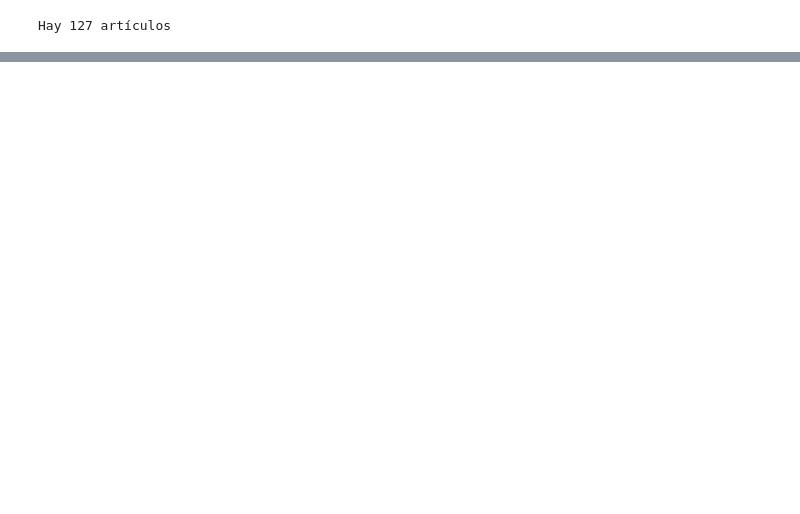
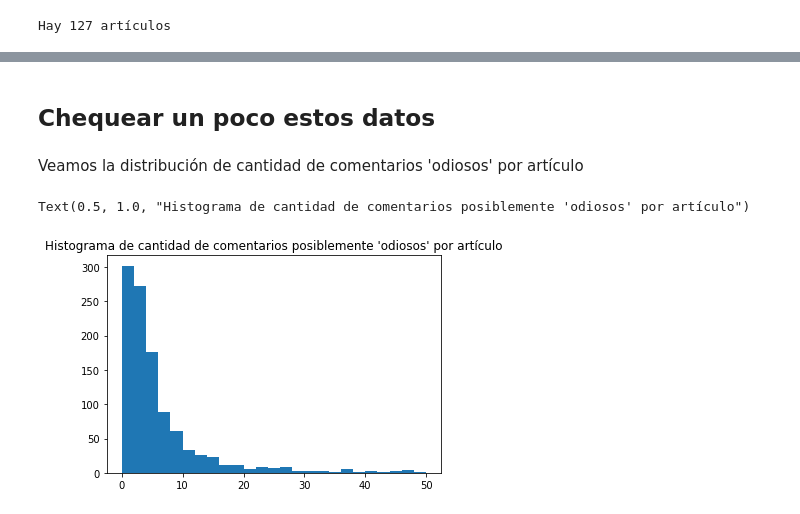
Before and after one commit to finiteautomata/hatespeech-collection, a Jupyter notebook: notebooks/Coronavirus.ipynb, the cells around one changed output, grey strips where cells are left out. Cells and saved outputs as stored; diff of their text form; code cells hidden in the pictures; blank space fills up the shorter version.

```diff
--- a/notebooks/Coronavirus.ipynb
+++ b/notebooks/Coronavirus.ipynb
@@ -24,7 +24,7 @@ Busquemos artículos con:
 # %%
 initial_query = {
     "comments__10__exists": True,
-    "comments__hateful_value__gt": 0.5
+    #"comments__hateful_value__gt": 0.5
 }
 articles = Article.objects(**initial_query).search_text('chinos')
 print(articles.count())
@@ -106,7 +88,26 @@ Mucho primer mundo pero son bastante bobos los chinos..
+# %%
+import json
+from datetime import datetime
+
+
+
+articles = Article.objects(**initial_query).search_text('chinos')
+articles = articles.fields(_id=0)
+
+def serialize(art):
+    ret = art.to_mongo().to_dict()
+    ret["created_at"] = datetime.strftime(ret["created_at"], "%d-%b-%Y (%H:%M:%S)")
+    return ret
+
+articles = [serialize(a) for a in articles]
+
+path = "../dumps/articulos_chinos.json"
+with open(path, "w+") as f:
+    json.dump(articles, f)
+# %% [markdown]
+## Chequear un poco estos datos
 # %%
 import json
 
-articles = Article.objects(**initial_query).search_text('chinos')
-
-with open("../dumps/articulos_chinos.json", "w") as f:
-    json.dump(articles.to_json(), f)
+with open(path) as f:
+    articles = json.load(f)
@@ -112,0 +123,8 @@ with open("../dumps/articulos_chinos.json", "w") as f:
+# %% [markdown]
+Veamos la distribución de cantidad de comentarios 'odiosos' por artículo
+# %%
+plt.hist([art["hateful_comments_count"] for art in articles], bins=25, range=[0, 50]);
+plt.title("Histograma de cantidad de comentarios posiblemente 'odiosos' por artículo")
+# %% [output]
+Text(0.5, 1.0, "Histograma de cantidad de comentarios posiblemente 'odiosos' por artículo")
+[figure, added]
```
Also changed, not shown: parts of 10 cells of this notebook.
